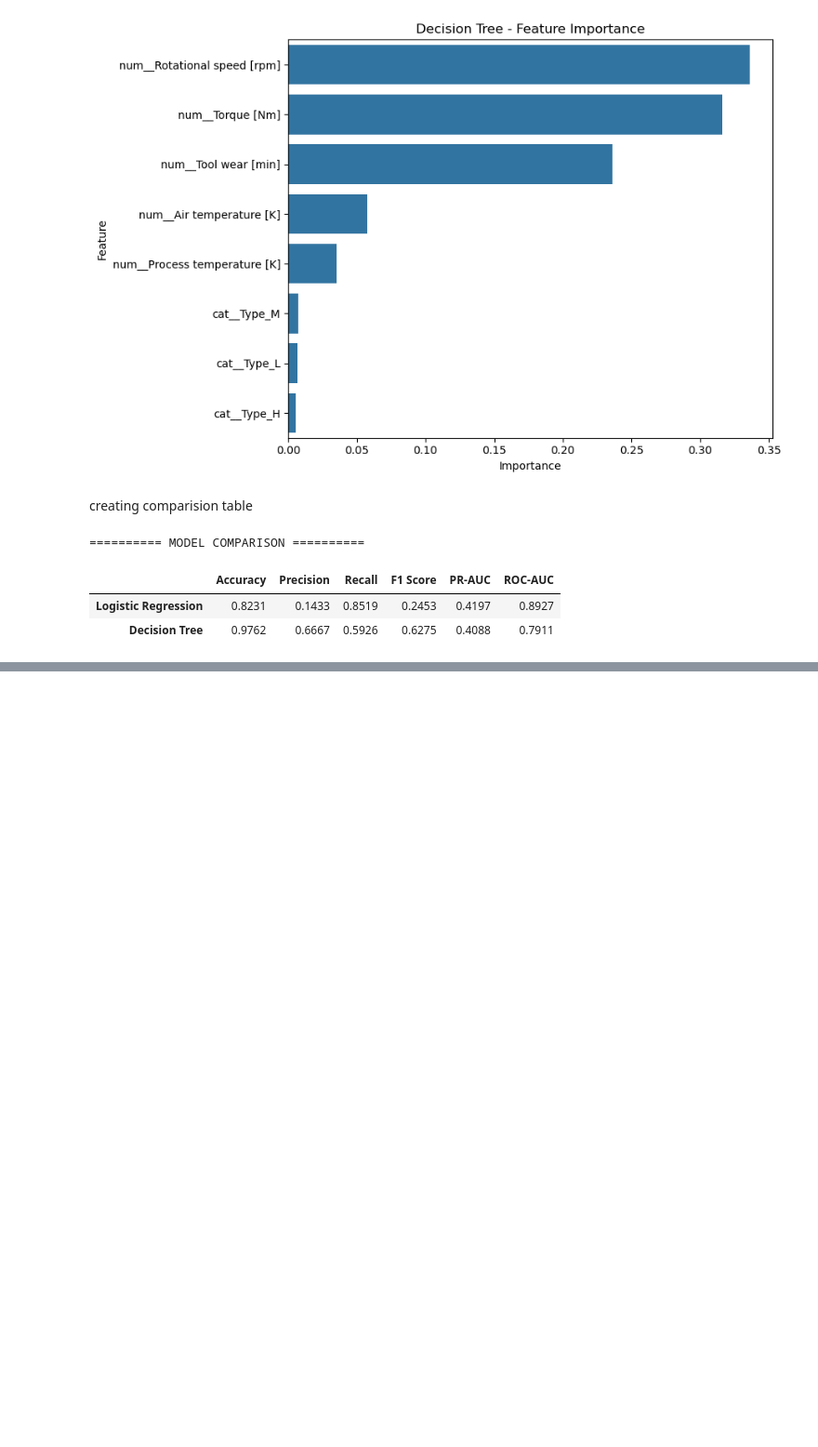
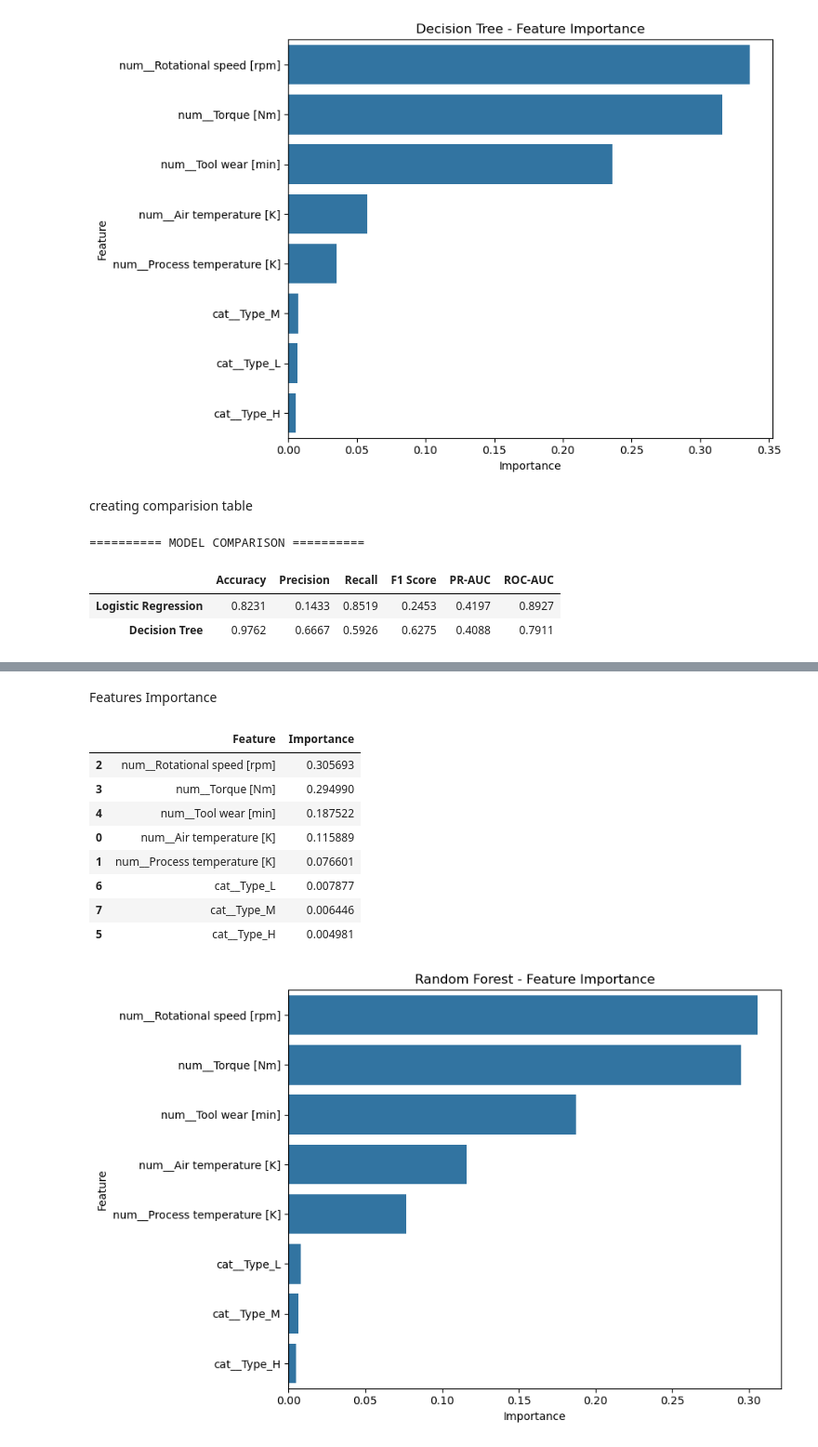
Before and after one commit to hitmanp007/Predictive-Maintenance-Intelligence-Platform, a Jupyter notebook: model_development.ipynb, the cells around one changed output, grey strips where cells are left out. Shown at 93% size. Saved outputs shown, nothing was run; the diff lists cells and outputs as text; code cells hidden in the pictures; blank space fills up the shorter version.

```diff
--- a/model_development.ipynb
+++ b/model_development.ipynb
@@ -492,0 +500,15 @@ display(model_comparison.round(4))
+# %%
+random_forest_model = Pipeline(steps=[
+    ("preprocessing", preprocessor),
+
+    ("classifier", RandomForestClassifier(
+        n_estimators=300,
+        class_weight="balanced_subsample",
+        max_features="sqrt",
+        min_samples_leaf=2,
+        random_state=42,
+        n_jobs=-1
+    ))
+])
+
+print("Random Forest model created successfully!")
@@ -492,0 +615,43 @@ display(model_comparison.round(4))
+# %% [markdown]
+Features Importance
+# %%
+rf_preprocessor = random_forest_model.named_steps["preprocessing"]
+
+rf_feature_names = rf_preprocessor.get_feature_names_out()
+
+rf_classifier = random_forest_model.named_steps["classifier"]
+
+rf_importance = pd.DataFrame({
+    "Feature": rf_feature_names,
+    "Importance": rf_classifier.feature_importances_
+})
+
+rf_importance = rf_importance.sort_values(
+    by="Importance",
+    ascending=False
+)
+
+display(rf_importance)
+
+plt.figure(figsize=(9, 6))
+
+sns.barplot(
+    data=rf_importance,
+    x="Importance",
+    y="Feature"
+)
+
+plt.title("Random Forest - Feature Importance")
+plt.tight_layout()
+plt.show()
+# %% [output]
+|  | Feature | Importance |
+| 2 | num__Rotational speed [rpm] | 0.305693 |
+| 3 | num__Torque [Nm] | 0.294990 |
+| 4 | num__Tool wear [min] | 0.187522 |
+| 0 | num__Air temperature [K] | 0.115889 |
+| 1 | num__Process temperature [K] | 0.076601 |
+| 6 | cat__Type_L | 0.007877 |
+| 7 | cat__Type_M | 0.006446 |
+| 5 | cat__Type_H | 0.004981 |
+[figure, added]
```
Also changed, not shown: parts of 18 cells of this notebook.
